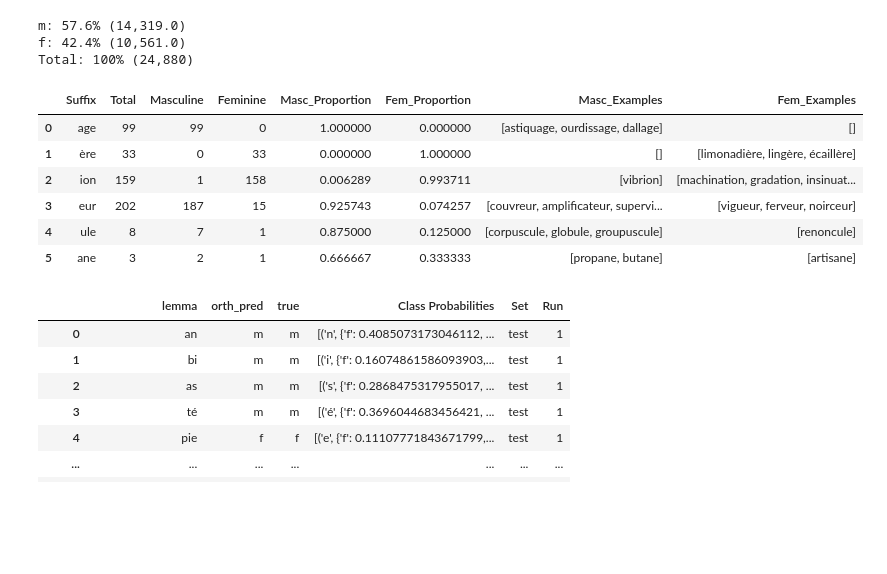
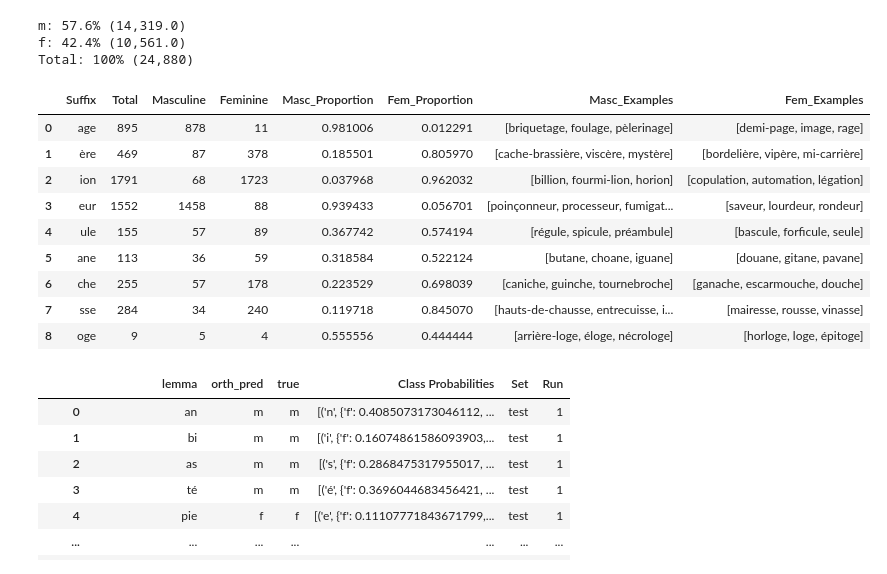
Before and after one commit to NazaninShafiabadi/gender_prediction, a Jupyter notebook: src/orth_phon_comparison.ipynb, the cells around one changed output. Saved outputs shown, nothing was run; the diff lists cells and outputs as text; code cells hidden in the pictures; blank space fills up the shorter version.

```diff
--- a/src/orth_phon_comparison.ipynb
+++ b/src/orth_phon_comparison.ipynb
@@ -89,50 +89,53 @@ def ends_with_suffix(lemma, suffix):
     return lemma.endswith(suffix)
 
 # Merge flexique (for the trainingset sample) and echantinom (for the suffix tag)
-flexique = nlexique.rename(columns={'lexeme': 'lemma'})
-merged_datasets = pd.merge(echantinom, flexique, on='lemma', how='left')
-suffix_df = merged_datasets[merged_datasets['last_process_broad'] == 'suffix']
+# flexique = nlexique.rename(columns={'lexeme': 'lemma'})
+# merged_datasets = pd.merge(echantinom, flexique, on='lemma', how='left')
+# suffix_df = merged_datasets[merged_datasets['last_process_broad'] == 'suffix']
 
-suffixes = ['age', 'ère', 'ion', 'eur', 'ule', 'ane']
+suffixes = ['age', 'ère', 'ion', 'eur', 'ule', 'ane', 'che', 'sse', 'oge']
 suffix_counts = []
 
 for suffix in suffixes:
-    suffix_data = suffix_df[suffix_df['lemma'].apply(ends_with_suffix, args=(suffix,))]
+    suffix_data = nlexique[nlexique['lexeme'].apply(ends_with_suffix, args=(suffix,))]
 
     total = len(suffix_data)
-    masc_data = suffix_data[suffix_data['gen_x'] == 'm']
-    fem_data = suffix_data[suffix_data['gen_x'] == 'f']
+    masc_data = suffix_data[suffix_data['gen'] == 'm']
+    fem_data = suffix_data[suffix_data['gen'] == 'f']
 
     masc_count = len(masc_data)
     fem_count = len(fem_data)
 
     masc_prop = masc_count / total if total > 0 else 0
     fem_prop = fem_count / total if total > 0 else 0
 
-    masc_examples = masc_data['lemma'].sample(min(3, masc_count)).tolist()
-    fem_examples = fem_data['lemma'].sample(min(3, fem_count)).tolist()
+    masc_examples = masc_data['lexeme'].sample(min(3, masc_count)).tolist()
+    fem_examples = fem_data['lexeme'].sample(min(3, fem_count)).tolist()
 
     suffix_counts.append({
         'Suffix': suffix,
         'Total': total,
         'Masculine': masc_count,
         'Feminine': fem_count,
         'Masc_Proportion': masc_prop,
         'Fem_Proportion': fem_prop,
         'Masc_Examples': masc_examples,
         'Fem_Examples': fem_examples
     })
 
 result_df = pd.DataFrame(suffix_counts)
 result_df
 # %% [output]
 |  | Suffix | Total | Masculine | Feminine | Masc_Proportion | Fem_Proportion | Masc_Examples | Fem_Examples |
-| 0 | age | 99 | 99 | 0 | 1.000000 | 0.000000 | [astiquage, ourdissage, dallage] | [] |
-| 1 | ère | 33 | 0 | 33 | 0.000000 | 1.000000 | [] | [limonadière, lingère, écaillère] |
-| 2 | ion | 159 | 1 | 158 | 0.006289 | 0.993711 | [vibrion] | [machination, gradation, insinuat... |
-| 3 | eur | 202 | 187 | 15 | 0.925743 | 0.074257 | [couvreur, amplificateur, supervi... | [vigueur, ferveur, noirceur] |
-| 4 | ule | 8 | 7 | 1 | 0.875000 | 0.125000 | [corpuscule, globule, groupuscule] | [renoncule] |
-| 5 | ane | 3 | 2 | 1 | 0.666667 | 0.333333 | [propane, butane] | [artisane] |
+| 0 | age | 895 | 878 | 11 | 0.981006 | 0.012291 | [briquetage, foulage, pèlerinage] | [demi-page, image, rage] |
+| 1 | ère | 469 | 87 | 378 | 0.185501 | 0.805970 | [cache-brassière, viscère, mystère] | [bordelière, vipère, mi-carrière] |
+| 2 | ion | 1791 | 68 | 1723 | 0.037968 | 0.962032 | [billion, fourmi-lion, horion] | [copulation, automation, légation] |
+| 3 | eur | 1552 | 1458 | 88 | 0.939433 | 0.056701 | [poinçonneur, processeur, fumigat... | [saveur, lourdeur, rondeur] |
+| 4 | ule | 155 | 57 | 89 | 0.367742 | 0.574194 | [régule, spicule, préambule] | [bascule, forficule, seule] |
+| 5 | ane | 113 | 36 | 59 | 0.318584 | 0.522124 | [butane, choane, iguane] | [douane, gitane, pavane] |
+| 6 | che | 255 | 57 | 178 | 0.223529 | 0.698039 | [caniche, guinche, tournebroche] | [ganache, escarmouche, douche] |
+| 7 | sse | 284 | 34 | 240 | 0.119718 | 0.845070 | [hauts-de-chausse, entrecuisse, i... | [mairesse, rousse, vinasse] |
+| 8 | oge | 9 | 5 | 4 | 0.555556 | 0.444444 | [arrière-loge, éloge, nécrologe] | [horloge, loge, épitoge] |
 # %%
 orth_preds_x10 = pd.read_csv('../results/echantinom_orth_preds_x10.csv')
 orth_preds_x10.rename(columns={"Predicted Gender": "orth_pred", "True Gender": "true", "Form": 'lemma'}, inplace=True)
```
